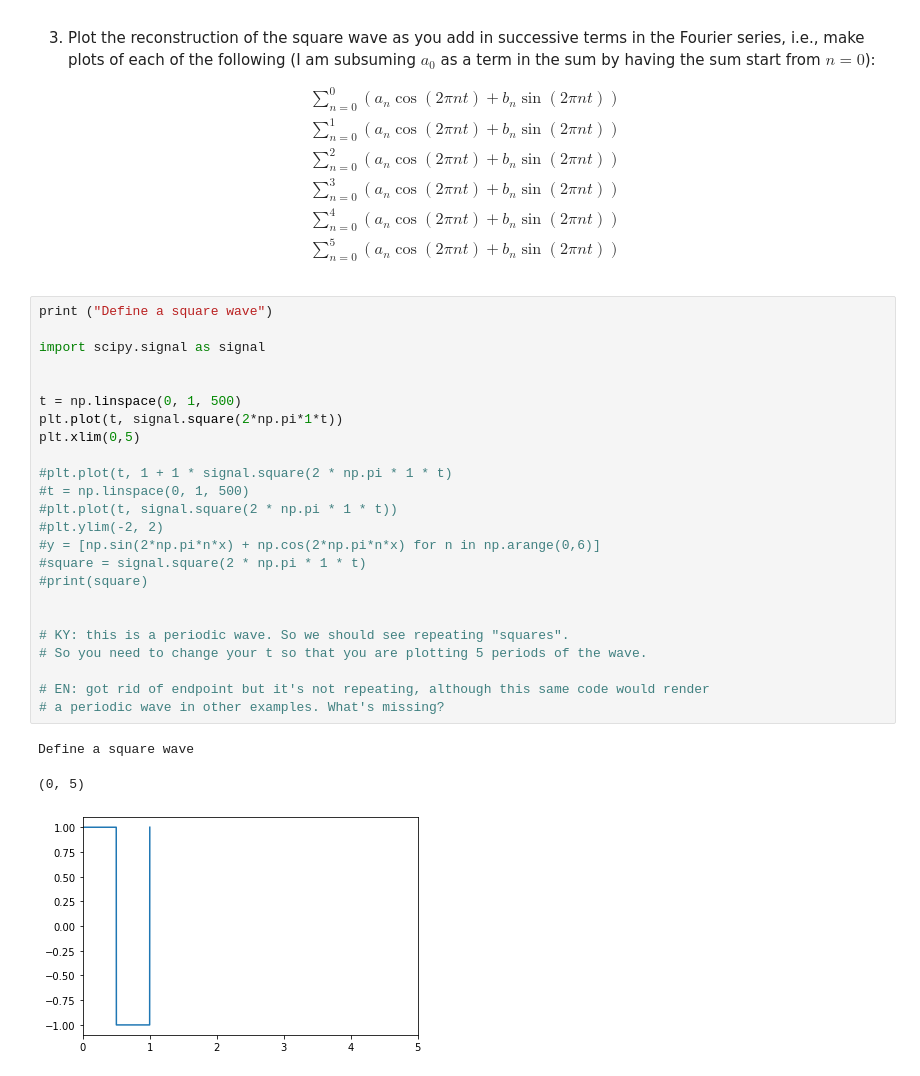
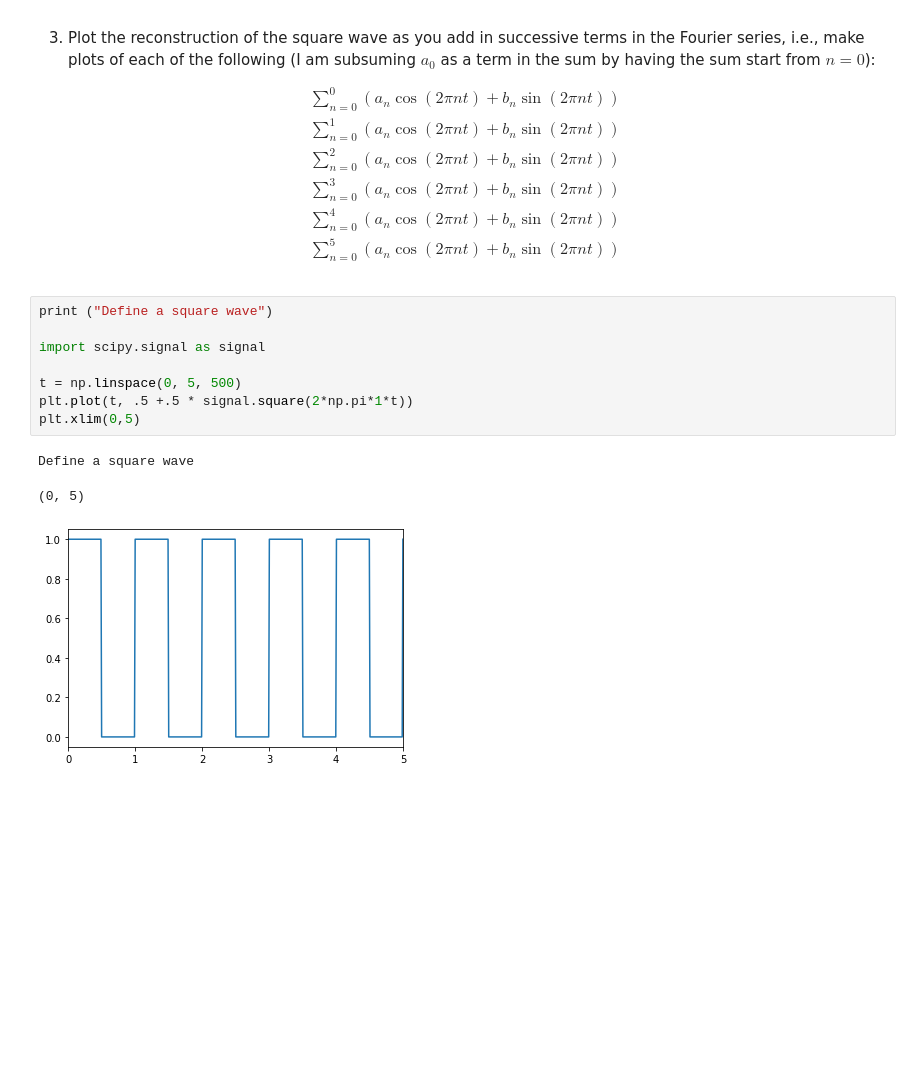
Before and after one commit to ling592b-f19/ling592b-f19-ps02-nisayas, a Jupyter notebook: 592B-f19_ps02.ipynb, the cells around one changed output. Drawn from its saved outputs; the diff is of its cells as text; blank space fills up the shorter version.

```diff
--- a/592B-f19_ps02.ipynb
+++ b/592B-f19_ps02.ipynb
@@ -124,32 +121,16 @@ pattern for the coefficient values of the infinite series.
           \displaystyle\sum\limits_{n=0}^4 \left(a_n\cos(2\pi nt) + b_n\sin(2\pi nt)\right)\\
            \displaystyle\sum\limits_{n=0}^5 \left(a_n\cos(2\pi nt) + b_n\sin(2\pi nt)\right)\\
 \end{align}
-# %%
-print ("Define a square wave")
-
-import scipy.signal as signal
-
-
-t = np.linspace(0, 1, 500)
-plt.plot(t, signal.square(2*np.pi*1*t))
-plt.xlim(0,5)
-
-#plt.plot(t, 1 + 1 * signal.square(2 * np.pi * 1 * t)
-#t = np.linspace(0, 1, 500)
-#plt.plot(t, signal.square(2 * np.pi * 1 * t))
-#plt.ylim(-2, 2)
-#y = [np.sin(2*np.pi*n*x) + np.cos(2*np.pi*n*x) for n in np.arange(0,6)]
-#square = signal.square(2 * np.pi * 1 * t)
-#print(square)
-
-
-# KY: this is a periodic wave. So we should see repeating "squares".
-# So you need to change your t so that you are plotting 5 periods of the wave.
-
-# EN: got rid of endpoint but it's not repeating, although this same code would render
-# a periodic wave in other examples. What's missing?
-# %% [output]
-Define a square wave
-(0, 5)
-[figure, removed]
+# %%
+print ("Define a square wave")
+
+import scipy.signal as signal
+
+t = np.linspace(0, 5, 500)
+plt.plot(t, .5 +.5 * signal.square(2*np.pi*1*t))
+plt.xlim(0,5)
+# %% [output]
+Define a square wave
+(0, 5)
+[figure, added]
 # %%
```
Also changed, not shown: parts of 7 cells of this notebook.
